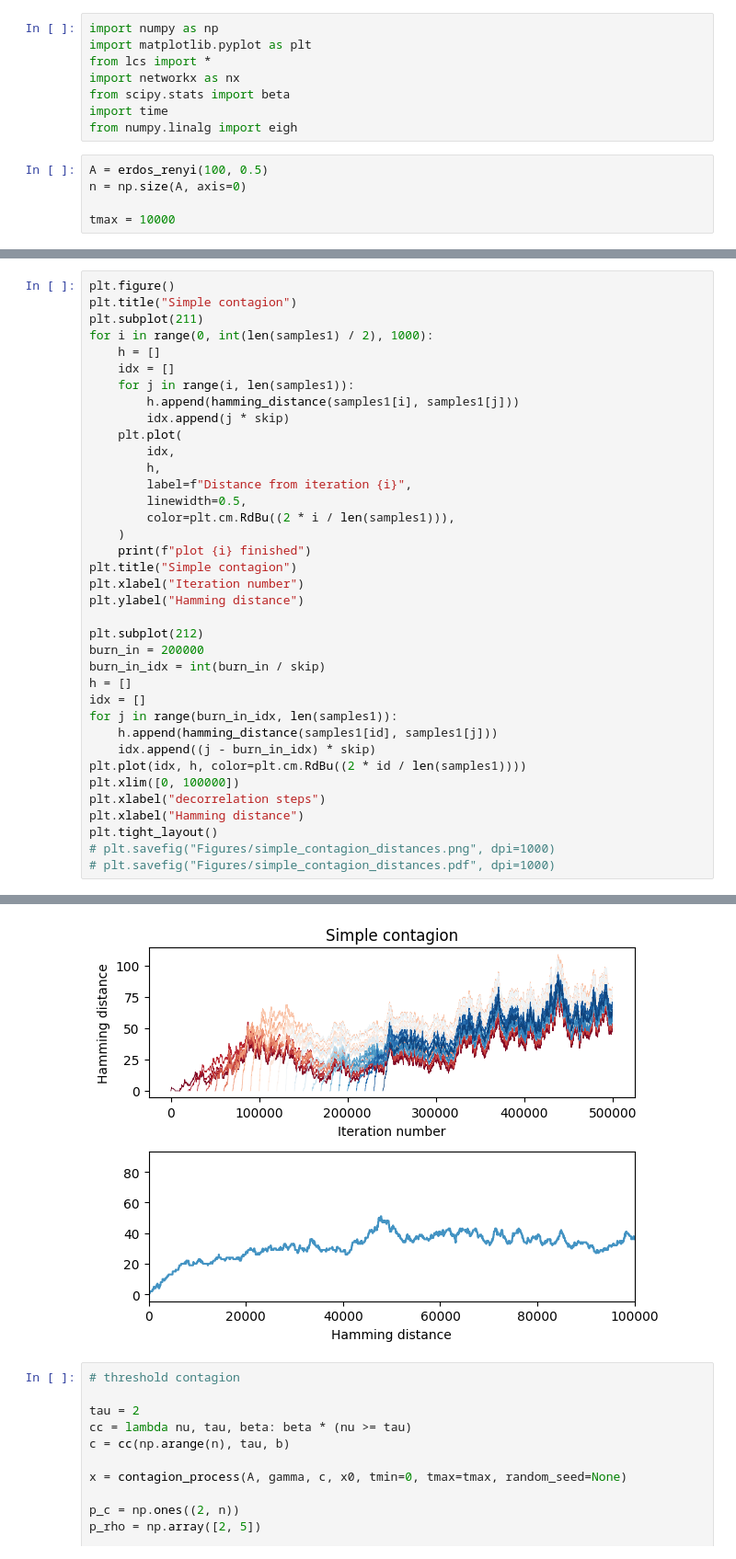
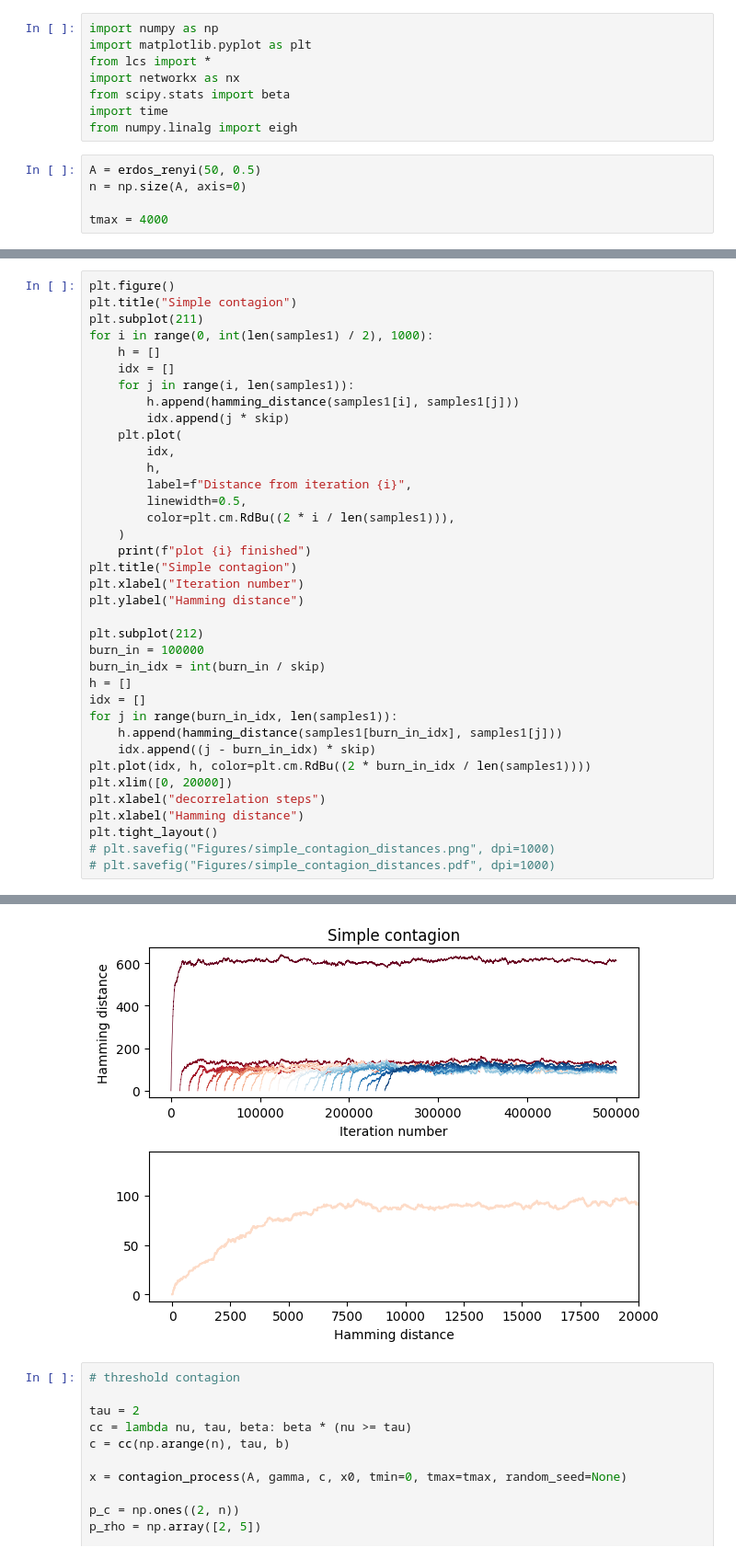
Before and after one commit to nwlandry/complex-network-reconstruction, a Jupyter notebook: convergence/determine_mcmc_parameters.ipynb, the cells around one changed output, grey strips where cells are left out. Shown at 92% size. Cells and saved outputs as stored; diff of their text form.

```diff
--- a/convergence/determine_mcmc_parameters.ipynb
+++ b/convergence/determine_mcmc_parameters.ipynb
@@ -7,10 +7,10 @@ from scipy.stats import beta
 import time
 from numpy.linalg import eigh
 # %%
-A = erdos_renyi(100, 0.5)
+A = erdos_renyi(50, 0.5)
 n = np.size(A, axis=0)
 
-tmax = 10000
+tmax = 4000
 # %%
 x0 = np.zeros(n)
 x0[random.randrange(n)] = 1
@@ -62,39 +61,39 @@ plt.xlabel("Iteration number")
 plt.ylabel("Hamming distance")
 
 plt.subplot(212)
-burn_in = 200000
+burn_in = 100000
 burn_in_idx = int(burn_in / skip)
 h = []
 idx = []
 for j in range(burn_in_idx, len(samples1)):
-    h.append(hamming_distance(samples1[id], samples1[j]))
+    h.append(hamming_distance(samples1[burn_in_idx], samples1[j]))
     idx.append((j - burn_in_idx) * skip)
-plt.plot(idx, h, color=plt.cm.RdBu((2 * id / len(samples1))))
-plt.xlim([0, 100000])
+plt.plot(idx, h, color=plt.cm.RdBu((2 * burn_in_idx / len(samples1))))
+plt.xlim([0, 20000])
 plt.xlabel("decorrelation steps")
 plt.xlabel("Hamming distance")
 plt.tight_layout()
 # plt.savefig("Figures/simple_contagion_distances.png", dpi=1000)
 # plt.savefig("Figures/simple_contagion_distances.pdf", dpi=1000)
 # %% [output]
 plot 0 finished
 plot 1000 finished
 plot 2000 finished
 plot 3000 finished
 plot 4000 finished
 plot 5000 finished
 plot 6000 finished
 plot 7000 finished
 plot 8000 finished
 plot 9000 finished
 plot 10000 finished
 plot 11000 finished
 ... (9 lines left out)
 plot 21000 finished
 plot 22000 finished
 plot 23000 finished
 plot 24000 finished
-[figure, old version]
+[figure, new version]
 # %%
 # threshold contagion
 
```
Also changed, not shown: parts of 1 cell of this notebook, 4 other files.
